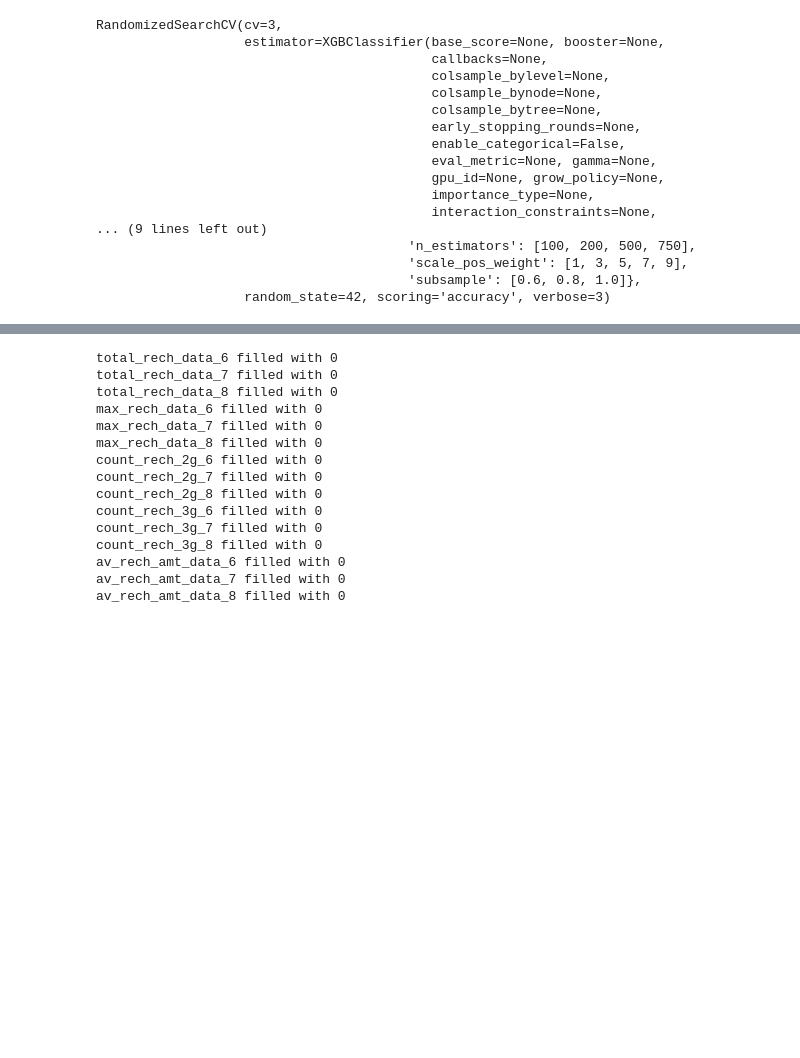
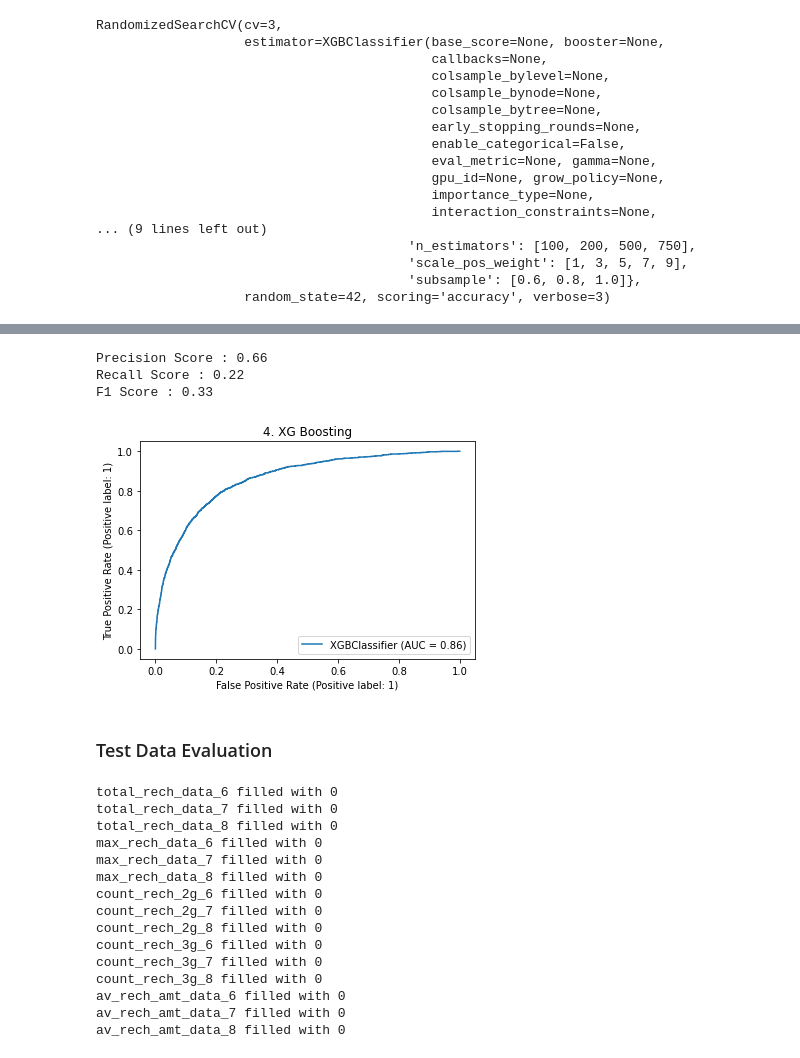
Before and after one commit to karthickchetti/Telecom_Churn_Prediction, a Jupyter notebook: Prediction.ipynb, the cells around one changed output, grey strips where cells are left out. Cells and saved outputs as stored; diff of their text form; code cells hidden in the pictures; blank space fills up the shorter version.

```diff
--- a/Prediction.ipynb
+++ b/Prediction.ipynb
@@ -831,3 +851,20 @@ NameError: name 'accuracy_score' is not defined
+# %%
+#Other Test Metrics
+print("Precision Score :",round(precision_score(y_test, y_test_pred_xbg),2))
+print("Recall Score :",round(recall_score(y_test, y_test_pred_xbg),2))
+print("F1 Score :",round(f1_score(y_test, y_test_pred_xbg),2))
+# %% [output]
+Precision Score : 0.66
+Recall Score : 0.22
+F1 Score : 0.33
+# %%
+plot_roc_curve(xbg_best,X_test_pca,y_test,drop_intermediate=True)
+plt.title("4. XG Boosting")
+plt.show()
+# %% [output]
+[figure, added]
+# %% [markdown]
+### Test Data Evaluation
 # %%
 # Import Test data
 test_data = pd.read_csv("test (1).csv")
```
Also changed, not shown: parts of 15 cells of this notebook, 1 other file.
